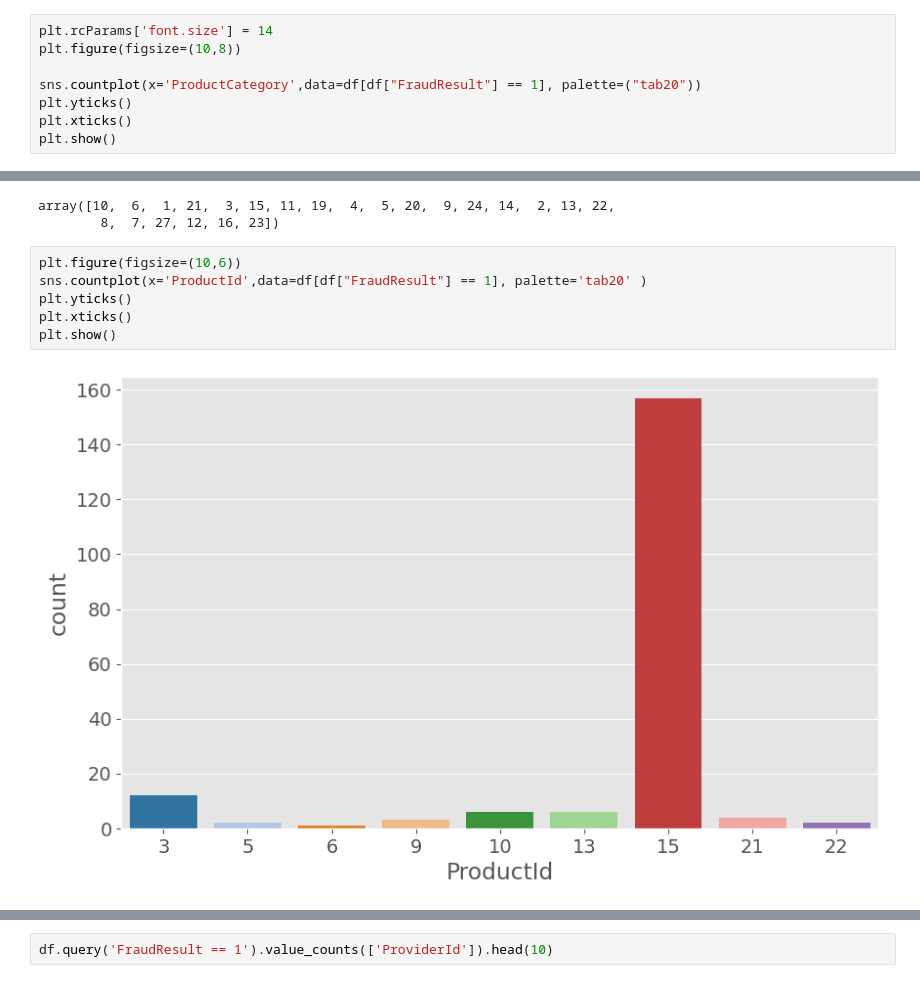
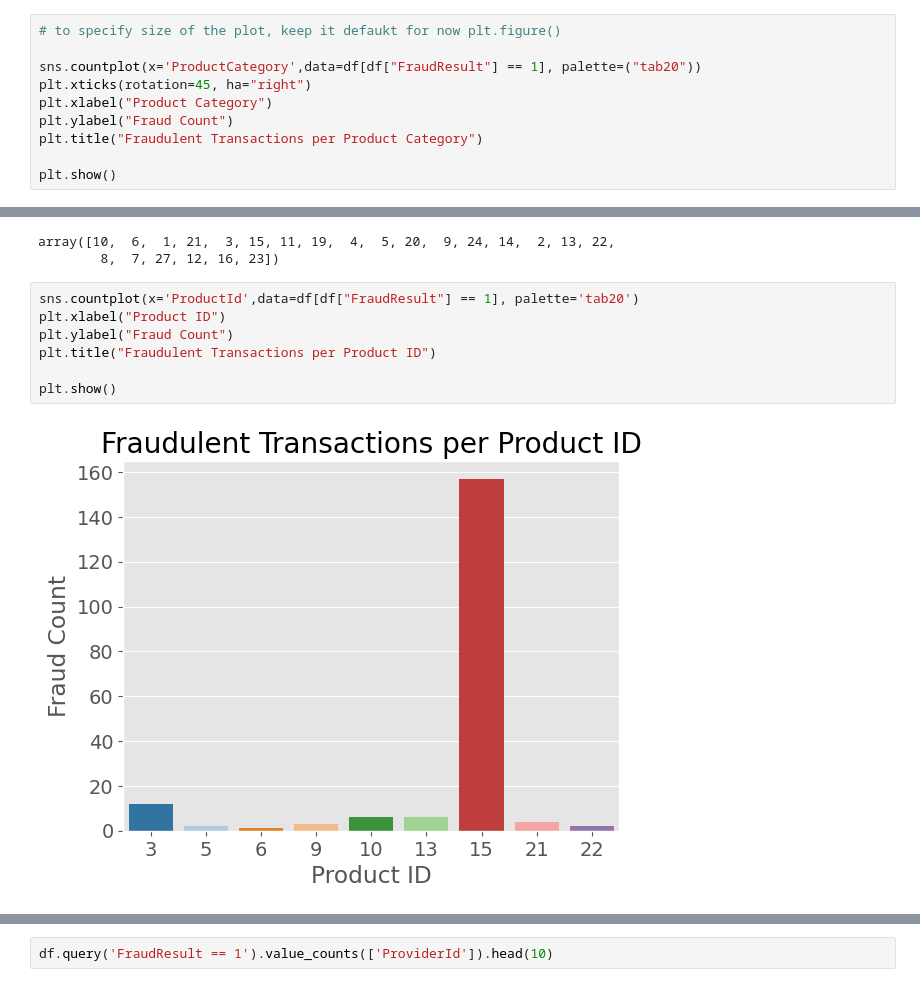
Before and after one commit to rkaur22/ML-fraud-detection-project, a Jupyter notebook: notebooks/eda.ipynb, the cells around one changed output, grey strips where cells are left out. Drawn from its saved outputs; the diff is of its cells as text.

```diff
--- a/notebooks/eda.ipynb
+++ b/notebooks/eda.ipynb
@@ -248,11 +279,13 @@ utility_bill        0               1908
                     1                 12
 Name: FraudResult, dtype: int64
 # %%
-plt.rcParams['font.size'] = 14
-plt.figure(figsize=(10,8))
+# to specify size of the plot, keep it defaukt for now plt.figure()
 
 sns.countplot(x='ProductCategory',data=df[df["FraudResult"] == 1], palette=("tab20"))
-plt.yticks()
-plt.xticks()
+plt.xticks(rotation=45, ha="right")
+plt.xlabel("Product Category")
+plt.ylabel("Fraud Count")
+plt.title("Fraudulent Transactions per Product Category")
+
 plt.show()
 # %% [output]
@@ -280,10 +315,11 @@ df['ProductId'].unique()
 array([10,  6,  1, 21,  3, 15, 11, 19,  4,  5, 20,  9, 24, 14,  2, 13, 22,
         8,  7, 27, 12, 16, 23])
 # %%
-plt.figure(figsize=(10,6))
-sns.countplot(x='ProductId',data=df[df["FraudResult"] == 1], palette='tab20' )
-plt.yticks()
-plt.xticks()
+sns.countplot(x='ProductId',data=df[df["FraudResult"] == 1], palette='tab20')
+plt.xlabel("Product ID")
+plt.ylabel("Fraud Count")
+plt.title("Fraudulent Transactions per Product ID")
+
 plt.show()
 # %% [output]
-[figure, old version]
+[figure, new version]
```
Also changed, not shown: parts of 22 cells of this notebook, 1 other file.
